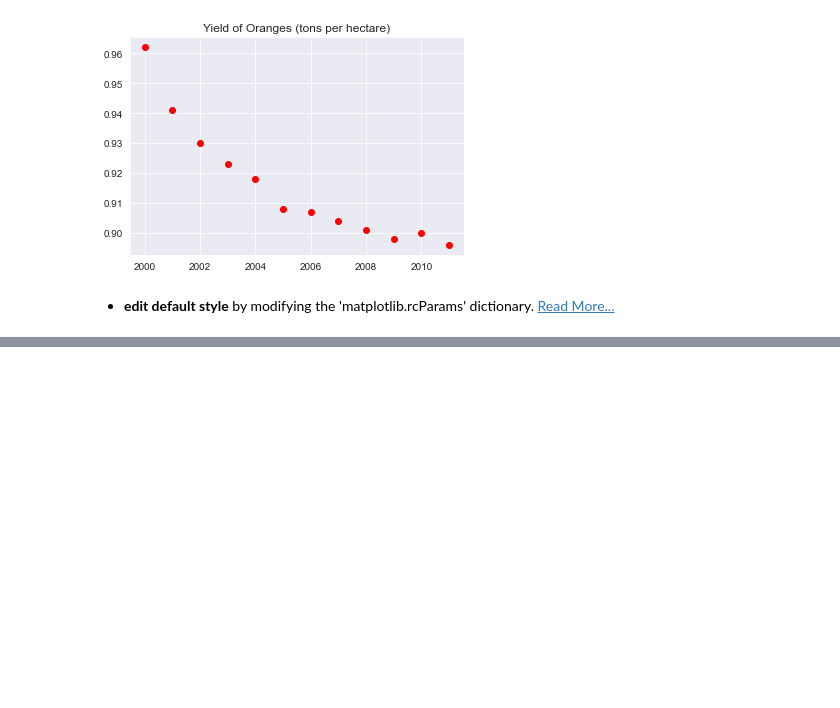
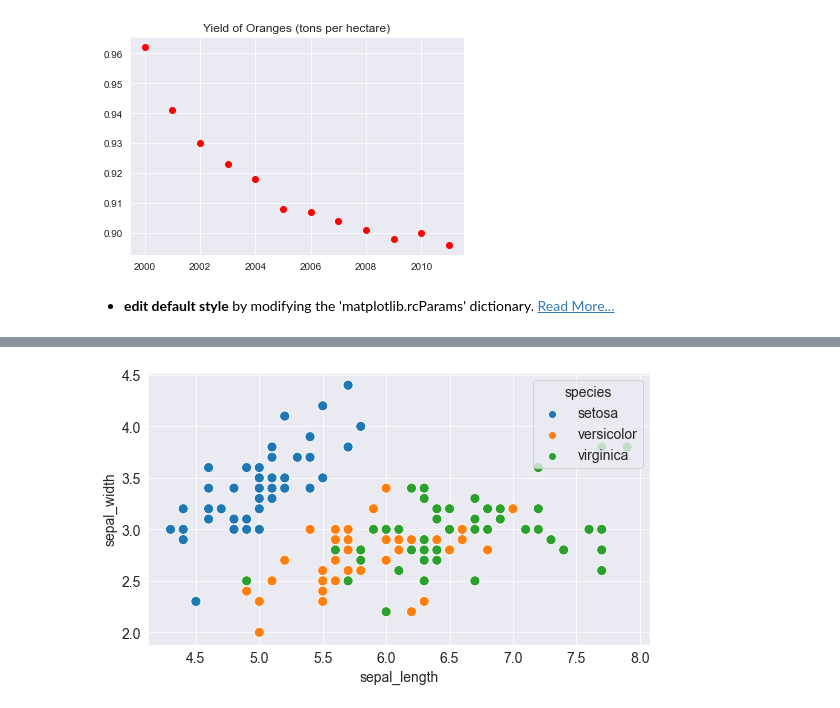
Before and after one commit to Ms-KL/python-data-science-playground, a Jupyter notebook: data-visualisation/data_visualisation.ipynb, the cells around one changed output, grey strips where cells are left out. Cells and saved outputs as stored; diff of their text form; code cells hidden in the pictures; blank space fills up the shorter version.

```diff
--- a/data-visualisation/data_visualisation.ipynb
+++ b/data-visualisation/data_visualisation.ipynb
@@ -248,0 +353,9 @@ plt.title("Yield of Oranges (tons per hectare)");
+# %%
+sns.scatterplot(
+    x=flowers_df.sepal_length,
+    y=flowers_df.sepal_width,
+    hue=flowers_df.species, #add the hue based on specified category
+    s=100 #s = size of the markers... eg 100px
+);
+# %% [output]
+[figure, added]
```
Also changed, not shown: parts of 29 cells of this notebook.
